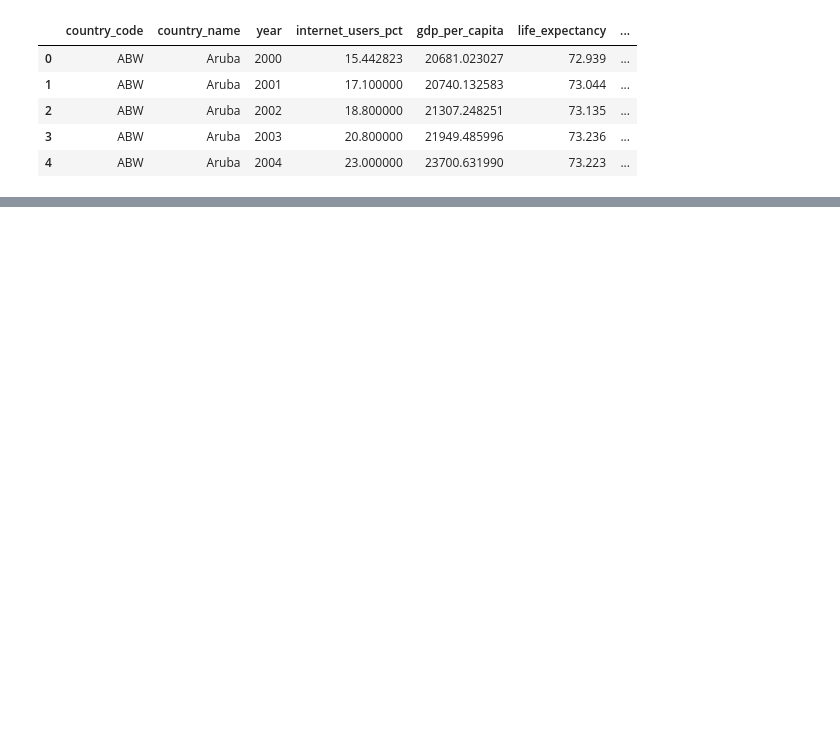
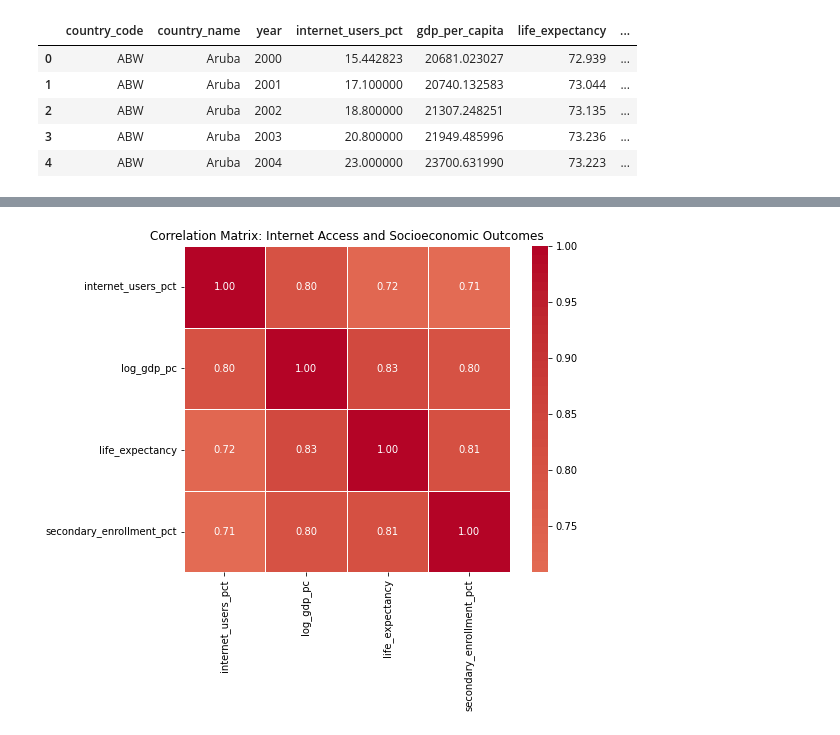
Before and after one commit to sara-murley/MDF-final-project, a Jupyter notebook: code/02-analysis.ipynb, the cells around one changed output, grey strips where cells are left out. Drawn from its saved outputs; the diff is of its cells as text; code cells hidden in the pictures; blank space fills up the shorter version.

```diff
--- a/code/02-analysis.ipynb
+++ b/code/02-analysis.ipynb
@@ -3,6 +3,8 @@
 # %%
 import pandas as pd
 import psycopg2
+
+# Connect to RDS
 
 conn = psycopg2.connect(
     host="worldbank-db.c8hyu8gkak7d.us-east-1.rds.amazonaws.com",
@@ -13,7 +15,7 @@ conn = psycopg2.connect(
     sslmode="require"
 )
 
-df = pd.read_sql("SELECT * FROM worldbank_panel LIMIT 100", conn)
+df = pd.read_sql("SELECT * FROM worldbank_panel", conn)
 df.head()
 # %% [output]
 |  | country_code | country_name | year | internet_users_pct | gdp_per_capita | life_expectancy | ... |
@@ -24,0 +59,13 @@ df.head()
+# %%
+import pandas as pd
+
+df = df.dropna(subset=[
+    'internet_users_pct',
+    'gdp_per_capita',
+    'life_expectancy',
+    'secondary_enrollment_pct'
+]).copy()
+
+# Log GDP
+import numpy as np
+df['log_gdp_pc'] = np.log(df['gdp_per_capita'])
@@ -24,0 +95,26 @@ df.head()
+# %%
+import seaborn as sns
+import matplotlib.pyplot as plt
+
+corr = df[[
+    'internet_users_pct',
+    'log_gdp_pc',
+    'life_expectancy',
+    'secondary_enrollment_pct'
+]].corr()
+
+plt.figure(figsize=(8,6))
+sns.heatmap(
+    corr,
+    annot=True,
+    fmt=".2f",
+    cmap="coolwarm",
+    center=0,
+    square=True,
+    linewidths=0.5
+)
+
+plt.title("Correlation Matrix: Internet Access and Socioeconomic Outcomes")
+plt.show()
+# %% [output]
+[figure, added]
```
Also changed, not shown: parts of 26 cells of this notebook.
